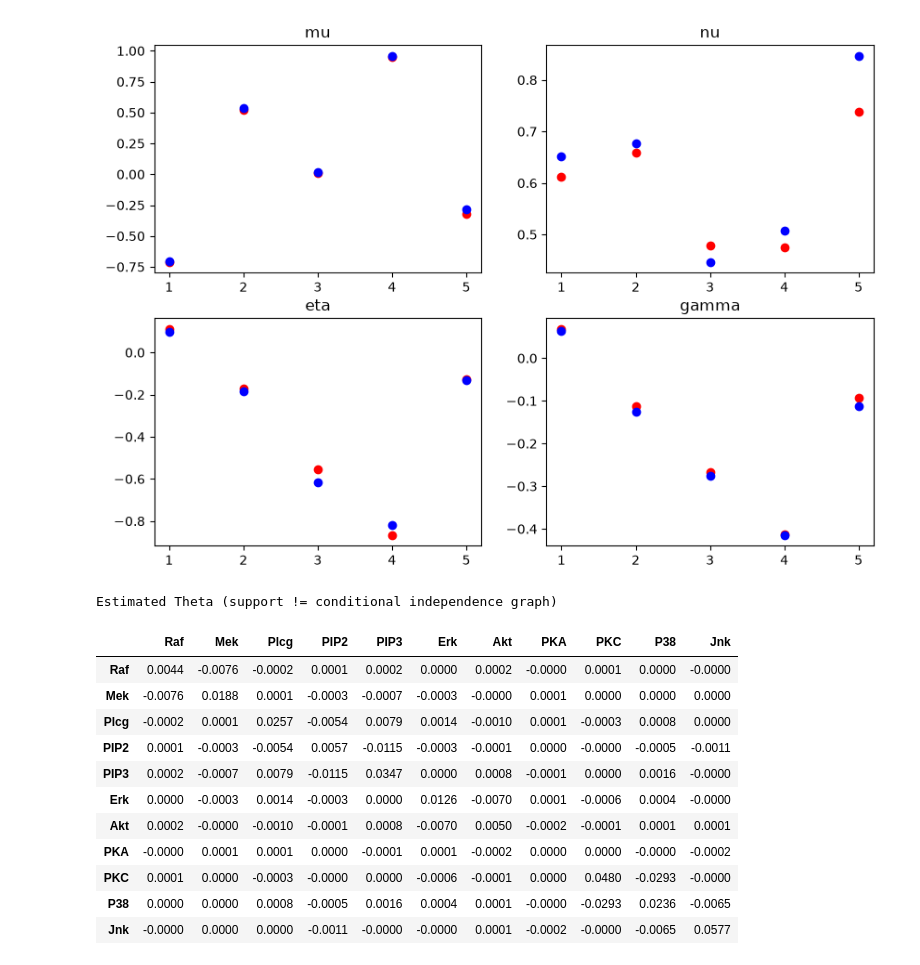
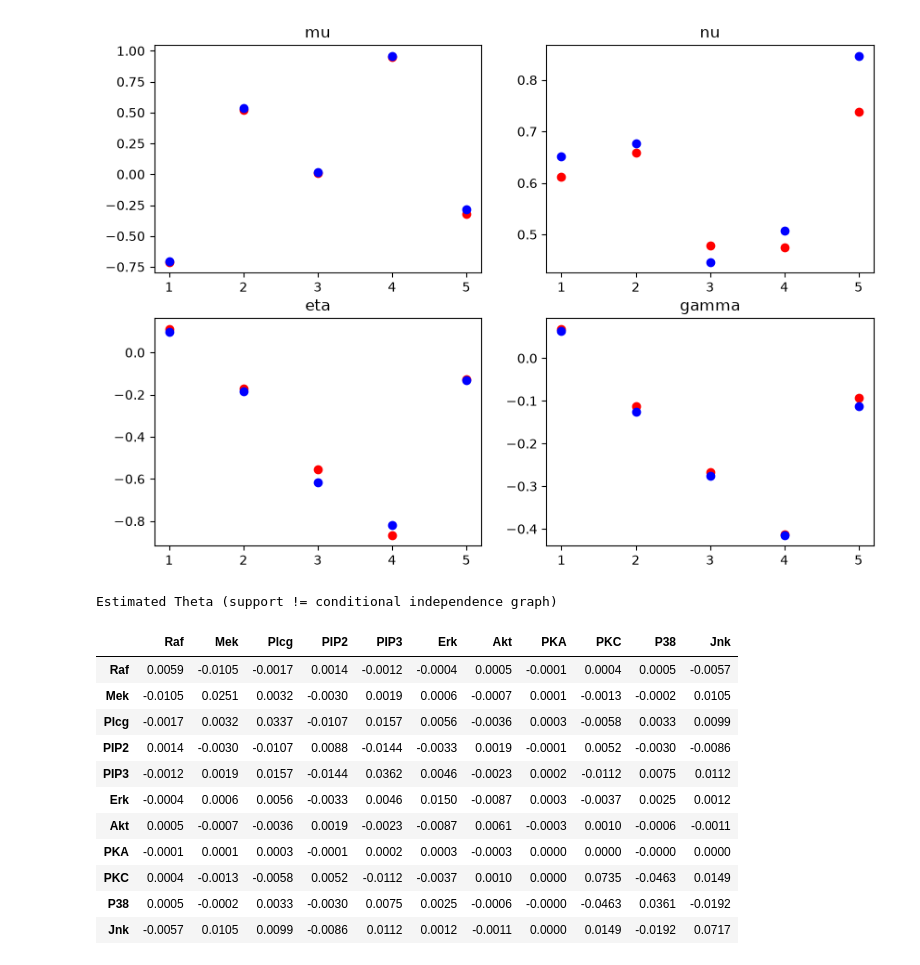
Before and after one commit to sahitidoke/asym-model-simulation, a Jupyter notebook: visualization.ipynb, the cells around one changed output. Cells and saved outputs as stored; diff of their text form; code cells hidden in the pictures.

```diff
--- a/visualization.ipynb
+++ b/visualization.ipynb
@@ -5,7 +9,7 @@ import json
 # %%
 filename = "results_EM_MWGP_test-flight"
 # %%
-with open(f"results/{filename}.json", "r") as f:
+with open(f"results/simulations/{filename}.json", "r") as f:
     results = json.load(f)
 
 # plot true vs estimated values for mu, eta, nu, and Theta, with MSE as error bars. Each plot should be a separate figure.
@@ -86,51 +90,45 @@ fig.savefig(f"results/simulations/{filename}.pdf")
 # plt.imshow(np.abs(Theta_true - Theta_est), cmap='viridis', interpolation='nearest', vmin = 0, vmax = 0.5)
 # plt.colorbar()
 # %%
-# Load application results (flat format: results["Theta"] is the matrix itself)
-# and show the estimated precision matrix as a labeled table.
-# NOTE: the support of Theta is NOT the conditional independence graph of Y.
-import pandas as pd
-from sachs_min import NAMES
-
-with open("results/application_results_validated_rho.json", "r") as f:
+with open("results/applications/application_results.json", "r") as f:
     app_results = json.load(f)
 
 Theta_app = np.array(app_results["Theta"])
 labels = list(NAMES)[: Theta_app.shape[0]]
 Theta_df = pd.DataFrame(Theta_app, index=labels, columns=labels)
 
 # Diverging color scale centred at 0 so sign is readable at a glance.
 v = np.abs(Theta_app).max()
 display(
     Theta_df.style
     .background_gradient(cmap="RdBu_r", vmin=-v, vmax=v)
     .format("{:.4f}")
     .set_caption("Estimated Theta (support != conditional independence graph)")
     .set_table_styles([
         {"selector": "caption",
          "props": [("caption-side", "top"), ("font-weight", "bold"),
                    ("padding-bottom", "6px")]},
         {"selector": "th",
          "props": [("font-family", "monospace"), ("text-align", "center")]},
         {"selector": "td",
          "props": [("font-family", "monospace"), ("text-align", "right"),
                    ("padding", "3px 8px")]},
     ])
 )
 # %% [output]
 Estimated Theta (support != conditional independence graph)
 |  | Raf | Mek | Plcg | PIP2 | PIP3 | Erk | Akt | PKA | PKC | P38 | Jnk |
-| Raf | 0.0044 | -0.0076 | -0.0002 | 0.0001 | 0.0002 | 0.0000 | 0.0002 | -0.0000 | 0.0001 | 0.0000 | -0.0000 |
-| Mek | -0.0076 | 0.0188 | 0.0001 | -0.0003 | -0.0007 | -0.0003 | -0.0000 | 0.0001 | 0.0000 | 0.0000 | 0.0000 |
-| Plcg | -0.0002 | 0.0001 | 0.0257 | -0.0054 | 0.0079 | 0.0014 | -0.0010 | 0.0001 | -0.0003 | 0.0008 | 0.0000 |
-| PIP2 | 0.0001 | -0.0003 | -0.0054 | 0.0057 | -0.0115 | -0.0003 | -0.0001 | 0.0000 | -0.0000 | -0.0005 | -0.0011 |
-| PIP3 | 0.0002 | -0.0007 | 0.0079 | -0.0115 | 0.0347 | 0.0000 | 0.0008 | -0.0001 | 0.0000 | 0.0016 | -0.0000 |
-| Erk | 0.0000 | -0.0003 | 0.0014 | -0.0003 | 0.0000 | 0.0126 | -0.0070 | 0.0001 | -0.0006 | 0.0004 | -0.0000 |
-| Akt | 0.0002 | -0.0000 | -0.0010 | -0.0001 | 0.0008 | -0.0070 | 0.0050 | -0.0002 | -0.0001 | 0.0001 | 0.0001 |
-| PKA | -0.0000 | 0.0001 | 0.0001 | 0.0000 | -0.0001 | 0.0001 | -0.0002 | 0.0000 | 0.0000 | -0.0000 | -0.0002 |
-| PKC | 0.0001 | 0.0000 | -0.0003 | -0.0000 | 0.0000 | -0.0006 | -0.0001 | 0.0000 | 0.0480 | -0.0293 | -0.0000 |
-| P38 | 0.0000 | 0.0000 | 0.0008 | -0.0005 | 0.0016 | 0.0004 | 0.0001 | -0.0000 | -0.0293 | 0.0236 | -0.0065 |
-| Jnk | -0.0000 | 0.0000 | 0.0000 | -0.0011 | -0.0000 | -0.0000 | 0.0001 | -0.0002 | -0.0000 | -0.0065 | 0.0577 |
+| Raf | 0.0059 | -0.0105 | -0.0017 | 0.0014 | -0.0012 | -0.0004 | 0.0005 | -0.0001 | 0.0004 | 0.0005 | -0.0057 |
+| Mek | -0.0105 | 0.0251 | 0.0032 | -0.0030 | 0.0019 | 0.0006 | -0.0007 | 0.0001 | -0.0013 | -0.0002 | 0.0105 |
+| Plcg | -0.0017 | 0.0032 | 0.0337 | -0.0107 | 0.0157 | 0.0056 | -0.0036 | 0.0003 | -0.0058 | 0.0033 | 0.0099 |
+| PIP2 | 0.0014 | -0.0030 | -0.0107 | 0.0088 | -0.0144 | -0.0033 | 0.0019 | -0.0001 | 0.0052 | -0.0030 | -0.0086 |
+| PIP3 | -0.0012 | 0.0019 | 0.0157 | -0.0144 | 0.0362 | 0.0046 | -0.0023 | 0.0002 | -0.0112 | 0.0075 | 0.0112 |
+| Erk | -0.0004 | 0.0006 | 0.0056 | -0.0033 | 0.0046 | 0.0150 | -0.0087 | 0.0003 | -0.0037 | 0.0025 | 0.0012 |
+| Akt | 0.0005 | -0.0007 | -0.0036 | 0.0019 | -0.0023 | -0.0087 | 0.0061 | -0.0003 | 0.0010 | -0.0006 | -0.0011 |
+| PKA | -0.0001 | 0.0001 | 0.0003 | -0.0001 | 0.0002 | 0.0003 | -0.0003 | 0.0000 | 0.0000 | -0.0000 | 0.0000 |
+| PKC | 0.0004 | -0.0013 | -0.0058 | 0.0052 | -0.0112 | -0.0037 | 0.0010 | 0.0000 | 0.0735 | -0.0463 | 0.0149 |
+| P38 | 0.0005 | -0.0002 | 0.0033 | -0.0030 | 0.0075 | 0.0025 | -0.0006 | -0.0000 | -0.0463 | 0.0361 | -0.0192 |
+| Jnk | -0.0057 | 0.0105 | 0.0099 | -0.0086 | 0.0112 | 0.0012 | -0.0011 | 0.0000 | 0.0149 | -0.0192 | 0.0717 |
 # %%
 # Graph built from the SUPPORT of the estimated Theta.
 # WARNING: theta_jk = 0 does NOT imply Y_j indep Y_k | rest in this model, so
```
Also changed, not shown: parts of 3 cells of this notebook, 1 other file.
